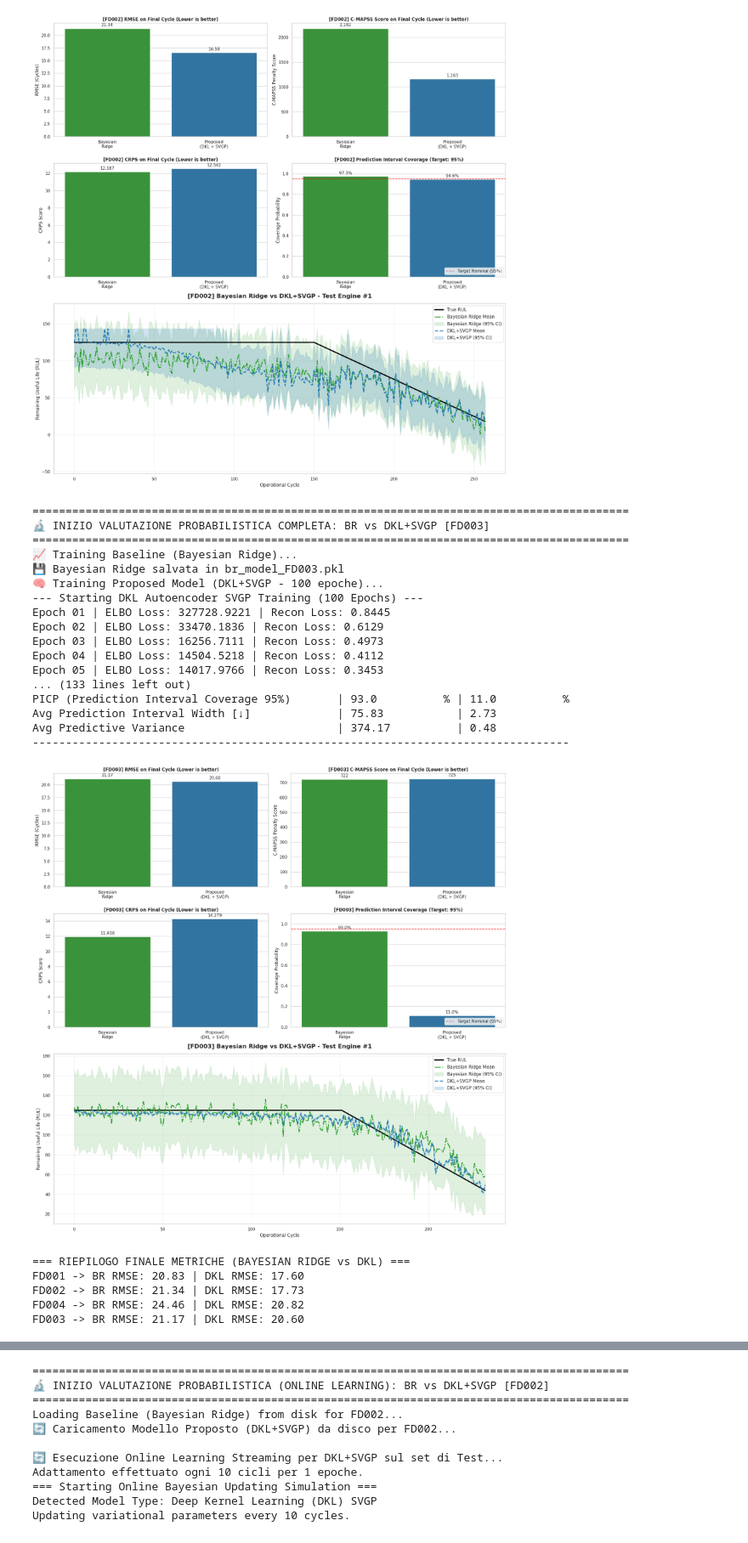
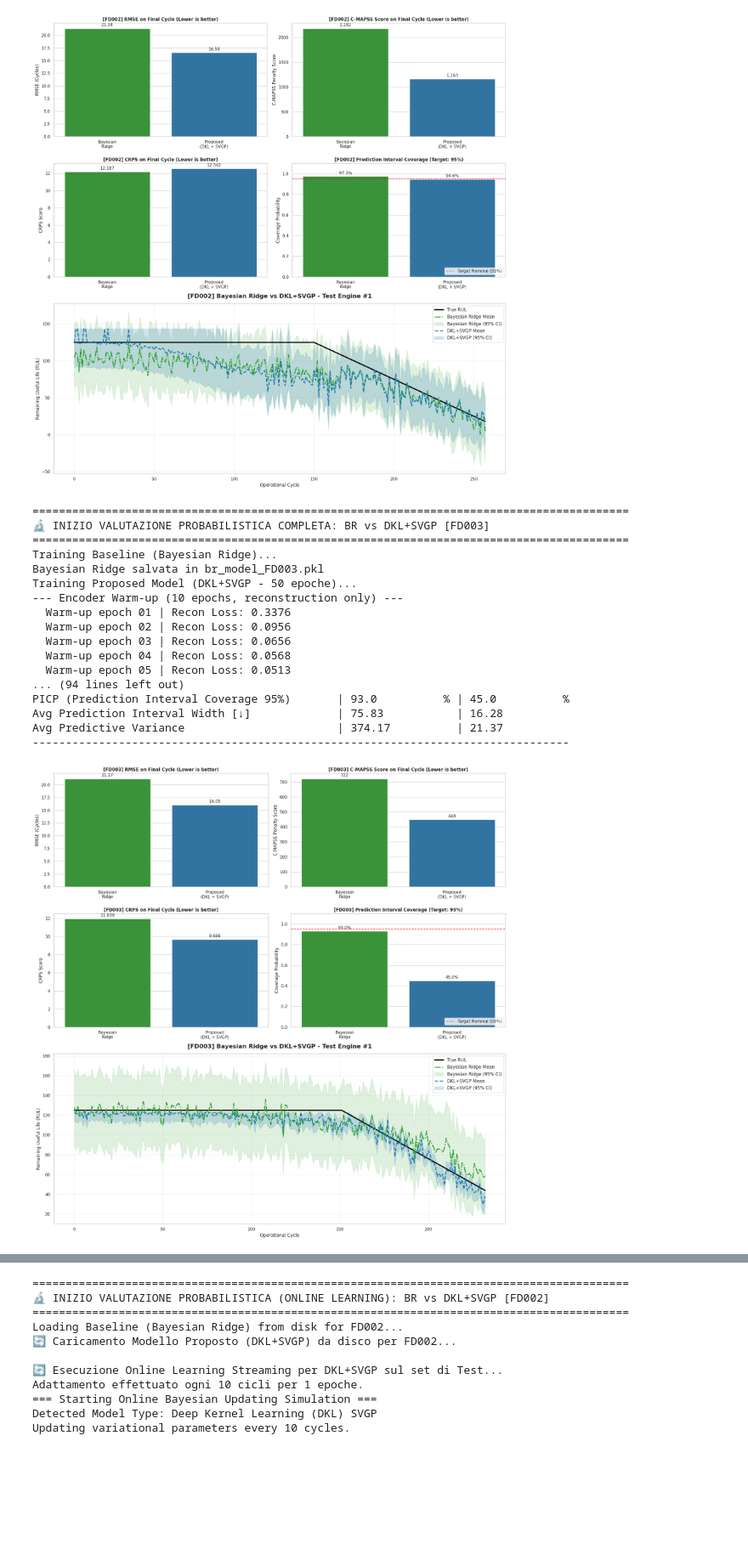
Before and after one commit to weronpas/PML_Final_Project, a Jupyter notebook: notebooks/03_model_comparison.ipynb, the cells around one changed output, grey strips where cells are left out. Shown at 85% size. Drawn from its saved outputs; the diff is of its cells as text; code cells hidden in the pictures; blank space fills up the shorter version.

Commit message:
fix(code): variance explosion

```diff
--- a/notebooks/03_model_comparison.ipynb
+++ b/notebooks/03_model_comparison.ipynb
@@ -403,9 +403,17 @@ def compare_br_vs_dkl_dataset(dataset_name, dkl_epochs=100, use_saved_model=True
     else:
         print(f"Training Proposed Model (DKL+SVGP - {dkl_epochs} epoche)...")
         dkl_model, likelihood = train_dkl_autoencoder(
-            train_loader=train_loader, input_dim=len(features), latent_dim=dimensioni_latenti,
-            num_inducing=500, epochs=dkl_epochs, encoder_lr=1e-4,
-            decoder_lr=1e-4, gp_lr=1e-4, lambda_recon=0.5, seed=42
+            train_loader=train_loader,
+            input_dim=len(features),
+            latent_dim=dimensioni_latenti,
+            num_inducing=700,
+            epochs=dkl_epochs,
+            encoder_lr=1e-4,
+            decoder_lr=1e-4,
+            gp_lr=1e-4,
+            lambda_recon=0.5,
+            beta_kl=0.05,            # ← prova valori: 0.01, 0.1, 0.5
+            seed=42
         )
         torch.save(dkl_model, dkl_model_path)
         torch.save(likelihood, likelihood_path)
@@ -583,7 +591,7 @@ def compare_br_vs_dkl_dataset(dataset_name, dkl_epochs=100, use_saved_model=True
 br_dkl_results = {}
 
 # Test FD001
-br_dkl_results['FD001'] = compare_br_vs_dkl_dataset('FD001', dkl_epochs=100)
+br_dkl_results['FD001'] = compare_br_vs_dkl_dataset('FD001', dkl_epochs=50)
 # %% [output]
 ==========================================================================================
 🔬 INIZIO VALUTAZIONE PROBABILISTICA COMPLETA: BR vs DKL+SVGP [FD001]
@@ -606,6 +614,6 @@ Avg Predictive Variance                       | 461.63          | 0.01
 # %%
 # Test FD002
-br_dkl_results['FD002'] = compare_br_vs_dkl_dataset('FD002', dkl_epochs=100)
+br_dkl_results['FD002'] = compare_br_vs_dkl_dataset('FD002', dkl_epochs=50)
 # %% [output]
 ==========================================================================================
 🔬 INIZIO VALUTAZIONE PROBABILISTICA COMPLETA: BR vs DKL+SVGP [FD002]
@@ -627,30 +635,25 @@ Avg Predictive Variance                       | 481.91          | 0.17
 [figure]
 # %%
 # Test FD003
-br_dkl_results['FD003'] = compare_br_vs_dkl_dataset('FD003', dkl_epochs=100)
+br_dkl_results['FD003'] = compare_br_vs_dkl_dataset('FD003', dkl_epochs=50)
 # %% [output]
 ==========================================================================================
 🔬 INIZIO VALUTAZIONE PROBABILISTICA COMPLETA: BR vs DKL+SVGP [FD003]
 ==========================================================================================
-📈 Training Baseline (Bayesian Ridge)...
-💾 Bayesian Ridge salvata in br_model_FD003.pkl
-🧠 Training Proposed Model (DKL+SVGP - 100 epoche)...
---- Starting DKL Autoencoder SVGP Training (100 Epochs) ---
-Epoch 01 | ELBO Loss: 327728.9221 | Recon Loss: 0.8445
-Epoch 02 | ELBO Loss: 33470.1836 | Recon Loss: 0.6129
-Epoch 03 | ELBO Loss: 16256.7111 | Recon Loss: 0.4973
-Epoch 04 | ELBO Loss: 14504.5218 | Recon Loss: 0.4112
-Epoch 05 | ELBO Loss: 14017.9766 | Recon Loss: 0.3453
-... (133 lines left out)
-PICP (Prediction Interval Coverage 95%)       | 93.0          % | 11.0          %
-Avg Prediction Interval Width [↓]             | 75.83           | 2.73
-Avg Predictive Variance                       | 374.17          | 0.48
+Training Baseline (Bayesian Ridge)...
+Bayesian Ridge salvata in br_model_FD003.pkl
+Training Proposed Model (DKL+SVGP - 50 epoche)...
+--- Encoder Warm-up (10 epochs, reconstruction only) ---
+  Warm-up epoch 01 | Recon Loss: 0.3376
+  Warm-up epoch 02 | Recon Loss: 0.0956
+  Warm-up epoch 03 | Recon Loss: 0.0656
+  Warm-up epoch 04 | Recon Loss: 0.0568
+  Warm-up epoch 05 | Recon Loss: 0.0513
+... (94 lines left out)
+PICP (Prediction Interval Coverage 95%)       | 93.0          % | 45.0          %
+Avg Prediction Interval Width [↓]             | 75.83           | 16.28
+Avg Predictive Variance                       | 374.17          | 21.37
 ---------------------------------------------------------------------------------
-[figure, old version]
+[figure, new version]
-=== RIEPILOGO FINALE METRICHE (BAYESIAN RIDGE vs DKL) ===
-FD001 -> BR RMSE: 20.83 | DKL RMSE: 17.60
-FD002 -> BR RMSE: 21.34 | DKL RMSE: 17.73
-FD004 -> BR RMSE: 24.46 | DKL RMSE: 20.82
-FD003 -> BR RMSE: 21.17 | DKL RMSE: 20.60
 # %%
 # Test FD004
```
Also changed, not shown: parts of 2 cells of this notebook, 9 other files.
